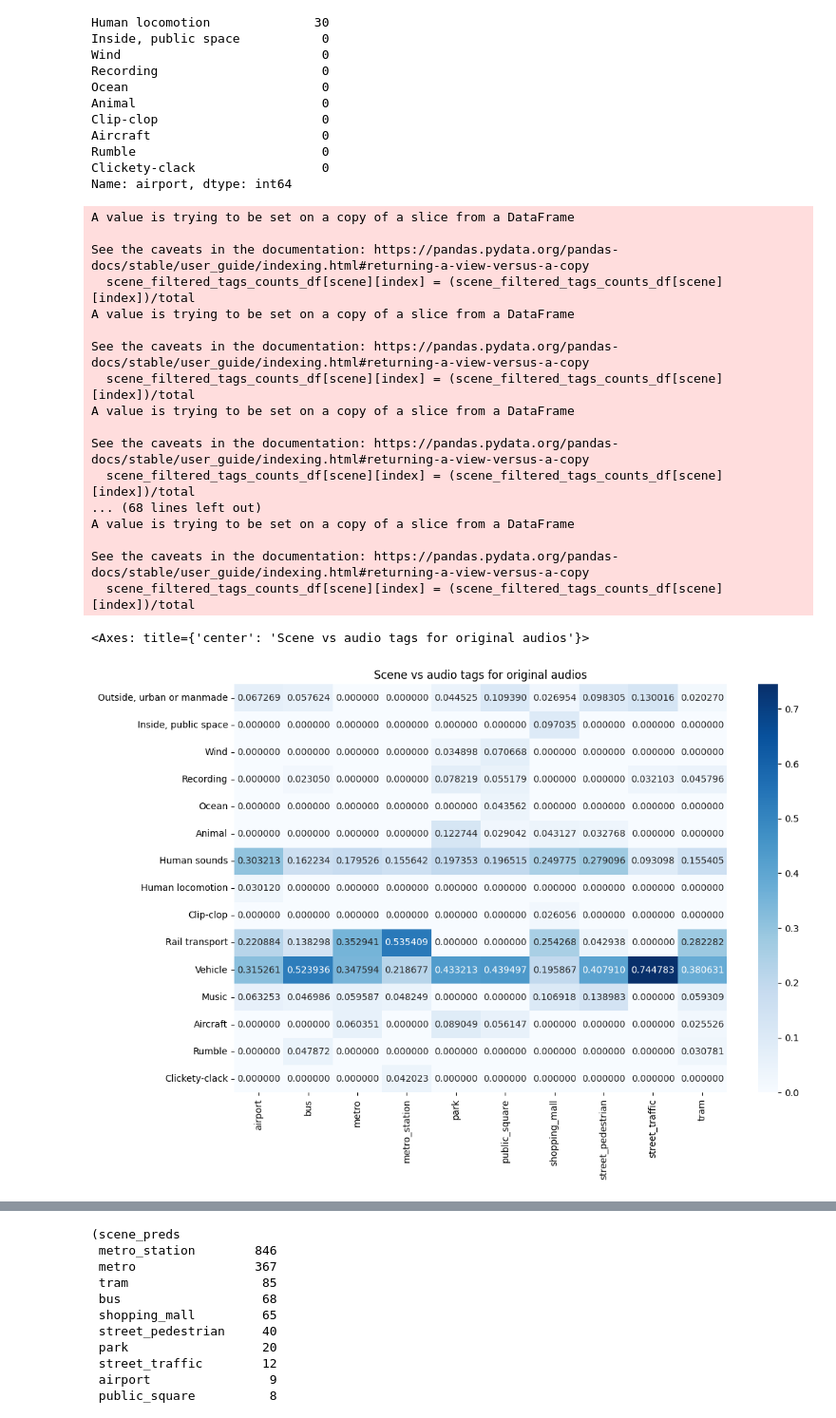
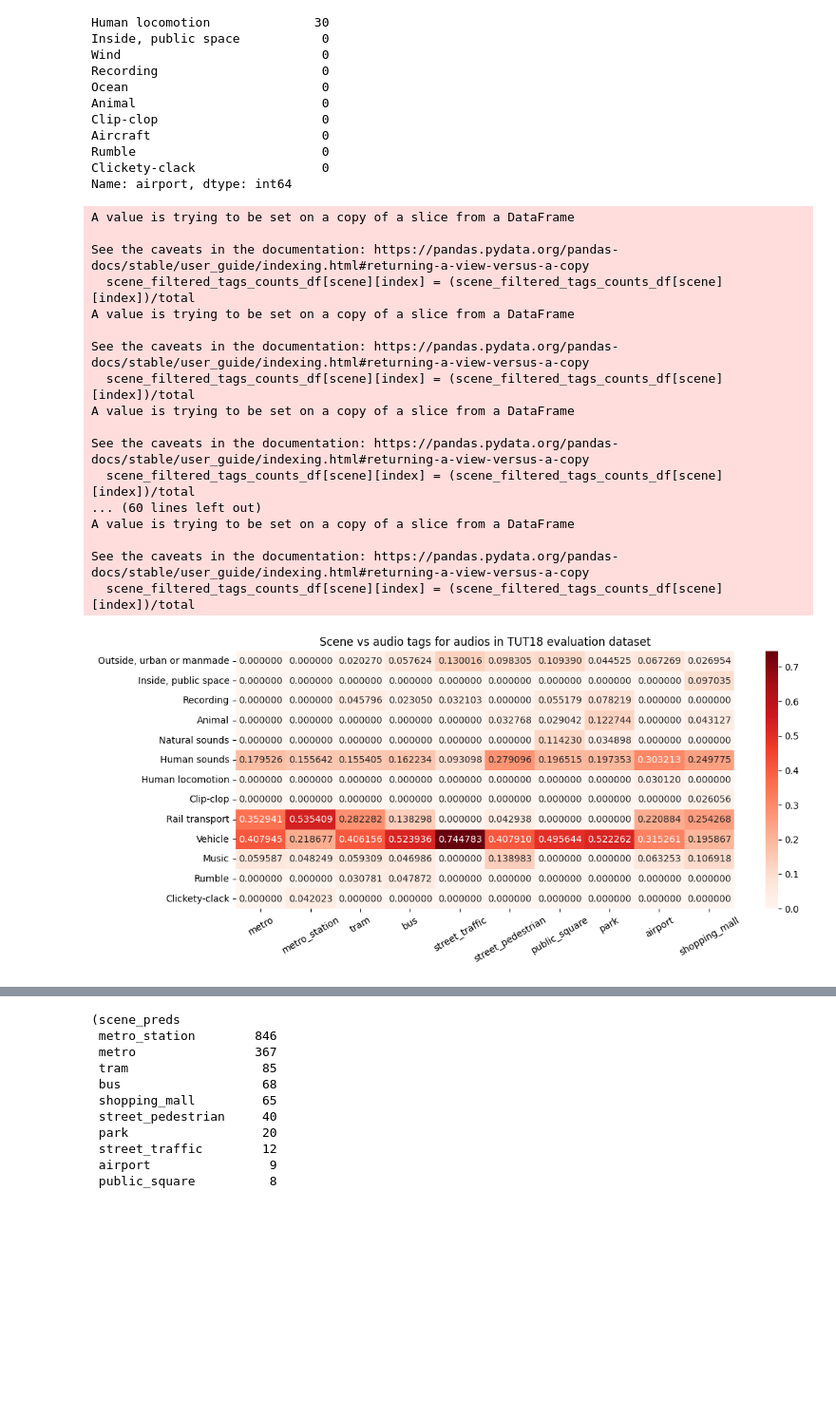
Before and after one commit to darshitttt/Scene_X_Events, a Jupyter notebook: proper_OrgSceneTags.ipynb, the cells around one changed output, grey strips where cells are left out. Shown at 95% size. Drawn from its saved outputs; the diff is of its cells as text; code cells hidden in the pictures; blank space fills up the shorter version.

Commit message:
some modifications to get the figures for the paper

```diff
--- a/proper_OrgSceneTags.ipynb
+++ b/proper_OrgSceneTags.ipynb
@@ -100,9 +100,8 @@ df['audio_tags_org'] = df['audio_tags_org'].apply(lambda x: ast.literal_eval(x))
 # Counting all the tags in the original audio
 all_tags = set()
 
-rearranged_filtered_tags = ['Outside, urban or manmade', 'Inside, public space', 'Wind', 'Recording', 'Ocean', 'Animal',
- 'Human sounds', 'Human locomotion', 'Clip-clop', 'Rail transport', 'Vehicle', 'Music',
- 'Aircraft', 'Rumble', 'Clickety-clack']
+rearranged_filtered_tags = ['Outside, urban or manmade', 'Inside, public space', 'Recording', 'Animal', 'Natural sounds',
+ 'Human sounds', 'Human locomotion', 'Clip-clop', 'Rail transport', 'Vehicle', 'Music', 'Rumble', 'Clickety-clack']
 
 for i, row in df.iterrows():
     tags = row['audio_tags_org']
@@ -206,18 +205,26 @@ A value is trying to be set on a copy of a slice from a DataFrame
 
 See the caveats in the documentation: https://pandas.pydata.org/pandas-docs/stable/user_guide/indexing.html#returning-a-view-versus-a-copy
   scene_filtered_tags_counts_df[scene][index] = (scene_filtered_tags_counts_df[scene][index])/total
-... (68 lines left out)
+... (60 lines left out)
 A value is trying to be set on a copy of a slice from a DataFrame
 
 See the caveats in the documentation: https://pandas.pydata.org/pandas-docs/stable/user_guide/indexing.html#returning-a-view-versus-a-copy
   scene_filtered_tags_counts_df[scene][index] = (scene_filtered_tags_counts_df[scene][index])/total
+# %%
+scene_filtered_tags_counts_df.columns
+rearranged_column_list = ['metro', 'metro_station', 'tram', 'bus',
+                          'street_traffic', 'street_pedestrian', 'public_square', 'park',
+                          'airport', 'shopping_mall']
+
+scene_filtered_tags_counts_df = scene_filtered_tags_counts_df[rearranged_column_list]
 # %%
-plt.figure(figsize=(12,8))
-plt.title('Scene vs audio tags for original audios')
-sns.heatmap(scene_filtered_tags_counts_df, fmt='f', annot=True, cmap='Blues')
+plt.figure(figsize=(12,5))
+plt.title('Scene vs audio tags for audios in TUT18 evaluation dataset')
+sns.heatmap(scene_filtered_tags_counts_df, fmt='f', annot=True, cmap='Reds')
+plt.xticks(rotation=30)
+plt.show()
 # %% [output]
-<Axes: title={'center': 'Scene vs audio tags for original audios'}>
-[figure, old version]
+[figure, new version]
 # %%
 # Now we want to understand the model behavior
 # We will use the audio tags from the original dataset to understand the patterns that the model might have observed
```
Also changed, not shown: parts of 5 cells of this notebook.
